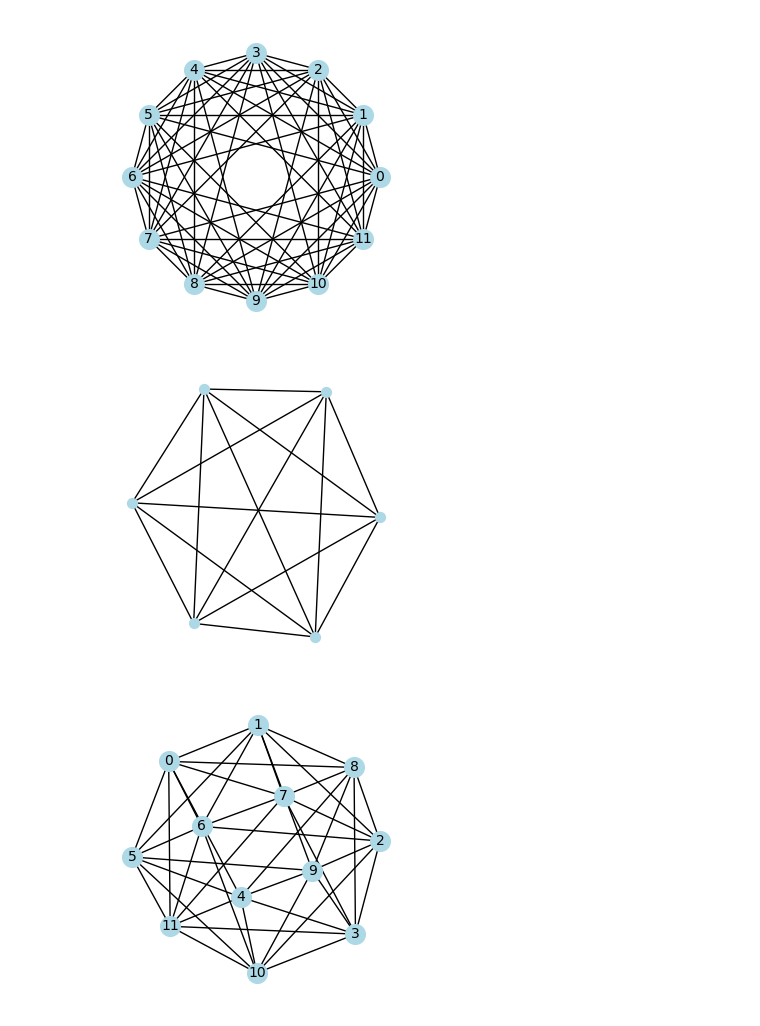
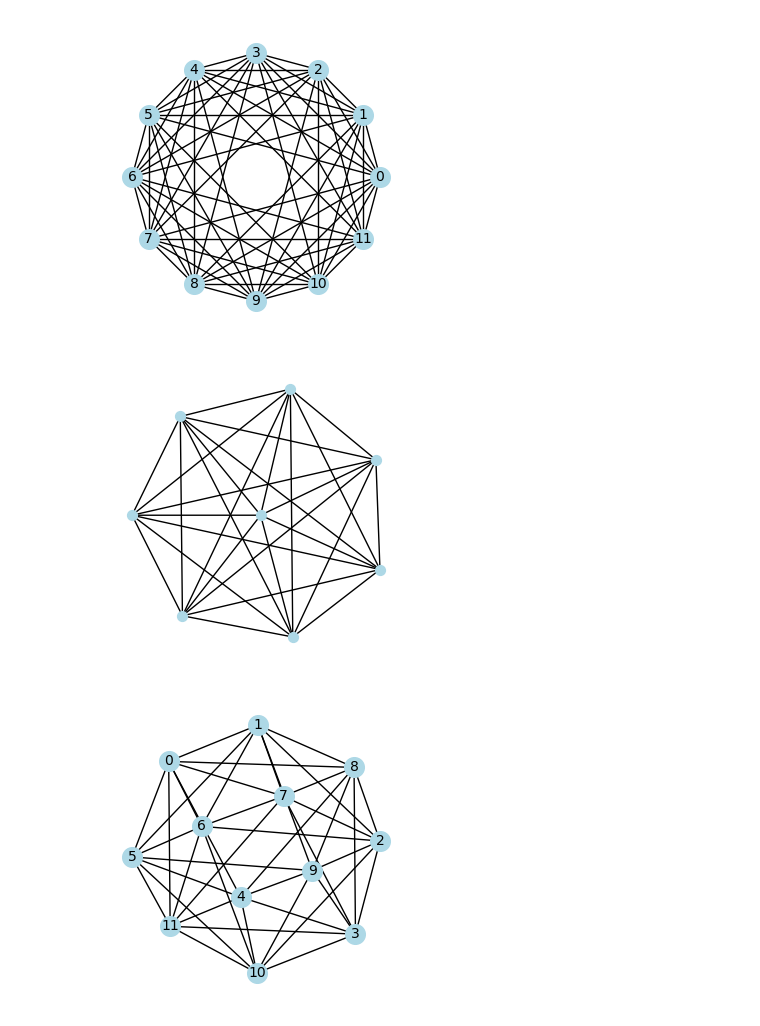
Before and after one commit to jacksonhenry3/Qnibble, a Jupyter notebook: Notebooks/experimentingwithvertextransitivegraphs.ipynb, the cells around one changed output. Cells and saved outputs as stored; diff of their text form; code cells hidden in the pictures.

Commit message:
exploring graphs and connectivity

```diff
--- a/Notebooks/experimentingwithvertextransitivegraphs.ipynb
+++ b/Notebooks/experimentingwithvertextransitivegraphs.ipynb
@@ -29,7 +29,7 @@ G = nx.Graph()
 
 # The data containing two arrays
 data = orders.n_alternating_c5_orders(16,n = 2)
-# data = orders.n_random_line_orders(16,n = 1000,chunk_sizes = [4,4,4,4])
+data = orders.n_line_orders(16,n = 4,chunk_sizes = [4,4,4,4])
 
 # Iterate through the data arrays
 for array in data:
@@ -117,13 +117,13 @@ plt.show()
 [figure]
 [figure]
 # %%
-g = cay_d(3,[(0,1),(1,0),(1,1),(2,0),(2,1)])
+g = cay_d(4,[(0,1),(1,0),(1,1),(2,0),(2,1)])
 plt.figure(1,figsize=(3,3))
 pos = nx.spring_layout(g)
 nx.draw(g, pos, node_color='lightblue', node_size=50, font_size=10)
 plt.show()
 # %% [output]
-[figure, old version]
+[figure, new version]
 # %%
 
 g = cay(12,[1,11,5,7,4,8,6])
```
Also changed, not shown: parts of 6 cells of this notebook, 3 other files.
